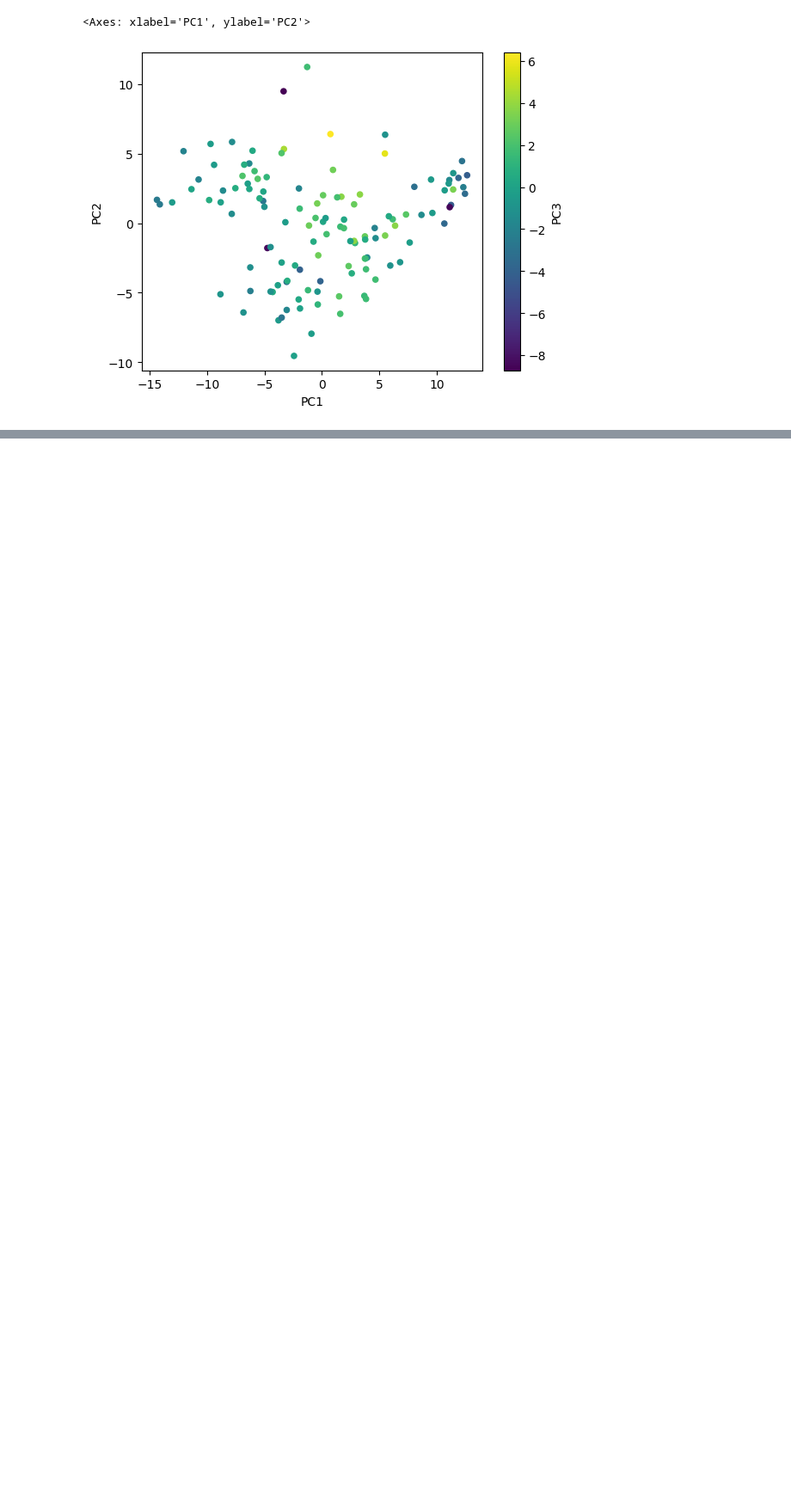
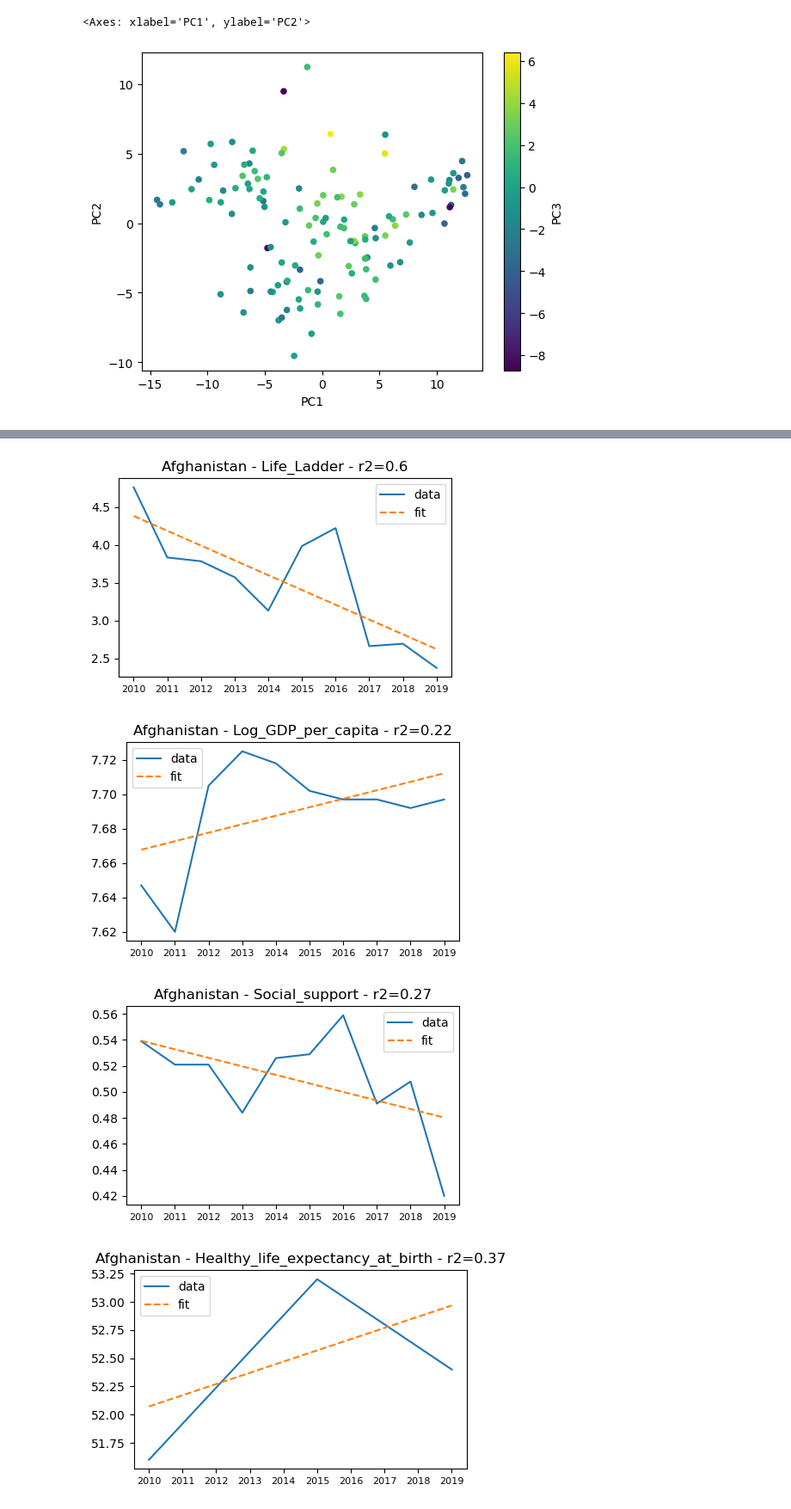
Before and after one commit to TimRyder9876/Python, a Jupyter notebook: Data_Preprocessing_In_Python (Book)/Ch13_Data_Reduction.ipynb, the cells around one changed output, grey strips where cells are left out. Shown at 86% size. Saved outputs shown, nothing was run; the diff lists cells and outputs as text; code cells hidden in the pictures; blank space fills up the shorter version.

```diff
--- a/Data_Preprocessing_In_Python (Book)/Ch13_Data_Reduction.ipynb
+++ b/Data_Preprocessing_In_Python (Book)/Ch13_Data_Reduction.ipynb
@@ -582,0 +657,4 @@ plt.show()
+# %%
+# Create an empy dataframe where the countries are the index values and columns are the
+# happiness index values
+r_Squared_df = pd.DataFrame(index=country_df.index, columns=happiness_index)
@@ -582,0 +670,23 @@ plt.show()
+# %%
+# Combine the FDA process and plotting processes
+# Show the linear regression lines for the happiness index values for Afghanistan
+for i, row in country_df[:1].iterrows():
+    for h_i in happiness_index:
+        x_data = range(10)
+        y_data = row[h_i]
+        p,c = curve_fit(linearfunction, x_data, y_data)
+        fit_y = linearfunction(x_data, p[0], p[1])
+        rS = r2_score(y_data, fit_y)
+        r_Squared_df.at[i,h_i] = rS
+        plt.figure(figsize=(5,3))
+        plt.plot(x_data, y_data, label='data')
+        plt.plot(x_data, fit_y, '--', label='fit')
+        plt.xticks(x_data, y_data.index, fontsize=8)
+        plt.legend()
+        plt.title(f'{i} - {h_i} - r2={str(round(rS,2))}')
+        plt.show()
+# %% [output]
+[figure, added]
+[figure, added]
+[figure, added]
+[figure, added]
```
Also changed, not shown: parts of 43 cells of this notebook, 2 other files.
